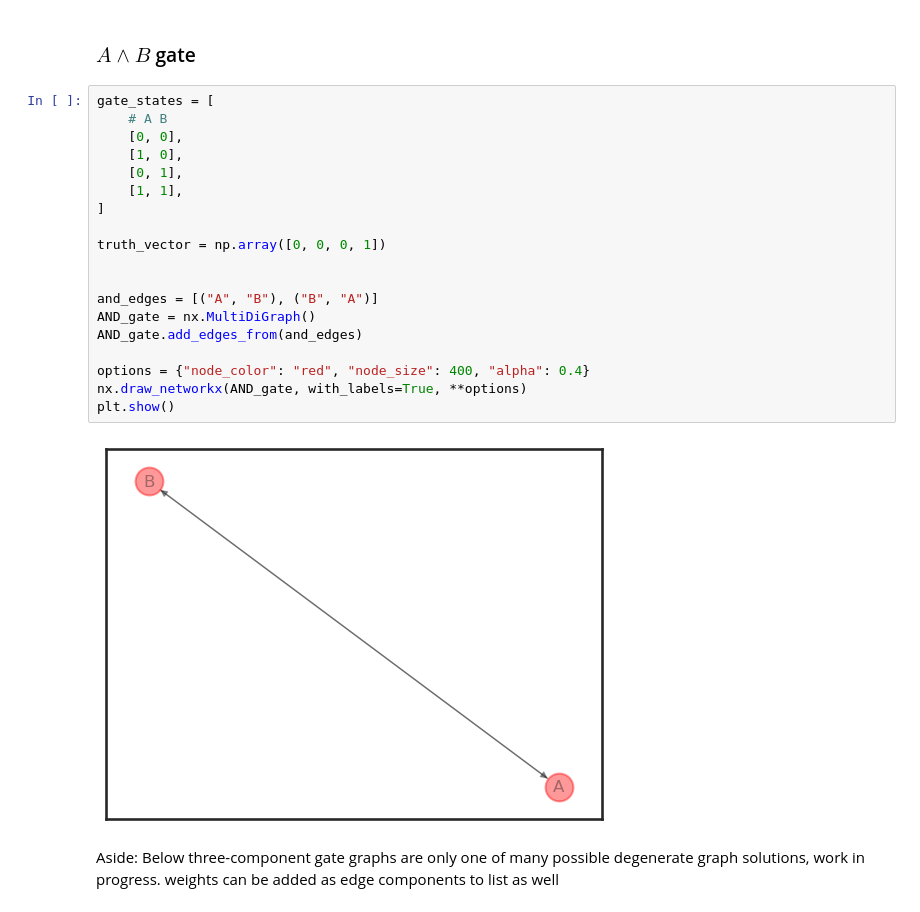
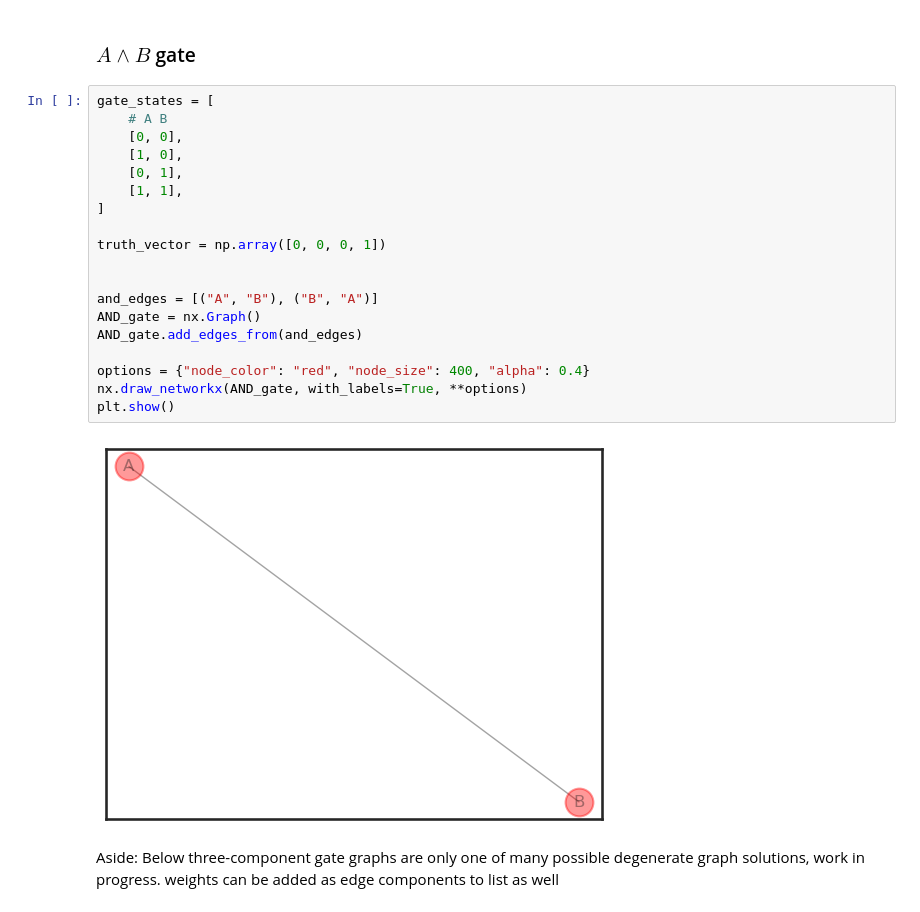
Before and after one commit to proleu/ppigraphx, a Jupyter notebook: 02_affinity_matrix_to_graph.ipynb, the cells around one changed output. Cells and saved outputs as stored; diff of their text form.

```diff
--- a/02_affinity_matrix_to_graph.ipynb
+++ b/02_affinity_matrix_to_graph.ipynb
@@ -23,24 +23,24 @@ sns.set(
 # %%
 gate_states = [
     # A B
     [0, 0],
     [1, 0],
     [0, 1],
     [1, 1],
 ]
 
 truth_vector = np.array([0, 0, 0, 1])
 
 
 and_edges = [("A", "B"), ("B", "A")]
-AND_gate = nx.MultiDiGraph()
+AND_gate = nx.Graph()
 AND_gate.add_edges_from(and_edges)
 
 options = {"node_color": "red", "node_size": 400, "alpha": 0.4}
 nx.draw_networkx(AND_gate, with_labels=True, **options)
 plt.show()
 # %% [output]
-[figure, old version]
+[figure, new version]
 # %% [markdown]
 Aside: Below three-component gate graphs are only one of many possible degenerate graph solutions, work in progress. weights can be added as edge components to list as well
 # %% [markdown]
```
Also changed, not shown: parts of 13 cells of this notebook.
